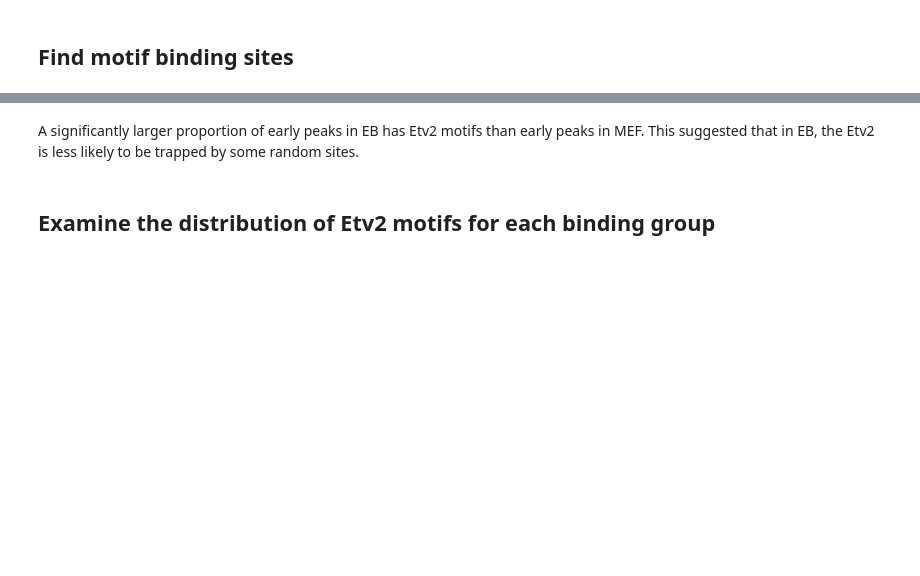
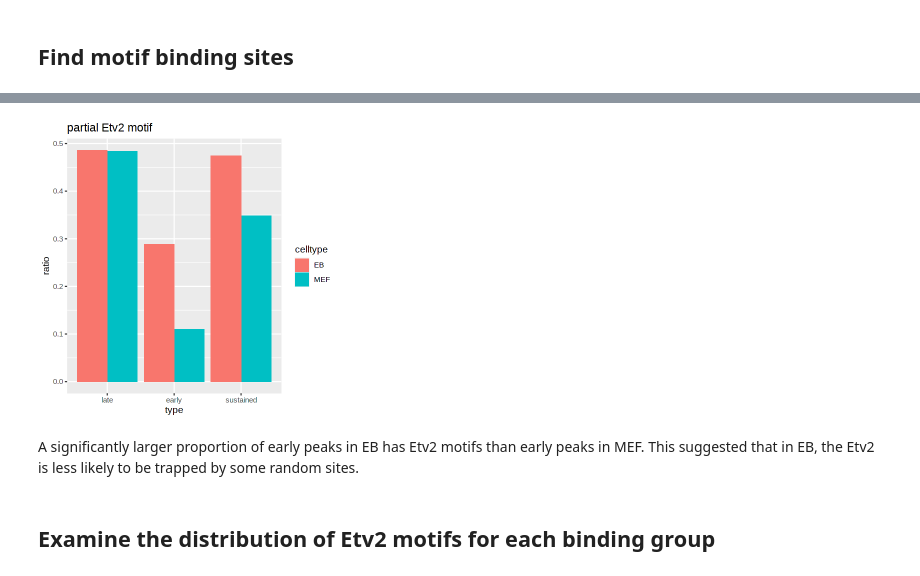
Before and after one commit to gongx030/Etv2_pioneer, a Jupyter notebook: Etv2_motifs_in_early_Etv2_peaks.ipynb, the cells around one changed output, grey strips where cells are left out. Drawn from its saved outputs; the diff is of its cells as text; code cells hidden in the pictures; blank space fills up the shorter version.

```diff
--- a/Etv2_motifs_in_early_Etv2_peaks.ipynb
+++ b/Etv2_motifs_in_early_Etv2_peaks.ipynb
@@ -222,3 +327,14 @@ d %>%
+# %%
+options(repr.plot.width = 5, repr.plot.height = 5)
+d %>%
+  mutate(ratio = n_Etv2 / n) %>%
+  filter(motif == 'partial') %>%
+  mutate(type = factor(type, c('late', 'early', 'sustained'))) %>%
+  ggplot(aes(x = type, y = ratio, fill = celltype)) +
+    geom_bar(stat="identity", position=position_dodge()) +
+    ggtitle('partial Etv2 motif')
+# %% [output]
+[figure, added]
 # %% [markdown]
 A significantly larger proportion of early peaks in EB has Etv2 motifs than early peaks in MEF.  This suggested that in EB, the Etv2 is less likely to be trapped by some random sites.
 # %% [markdown]
```
Also changed, not shown: parts of 20 cells of this notebook.
